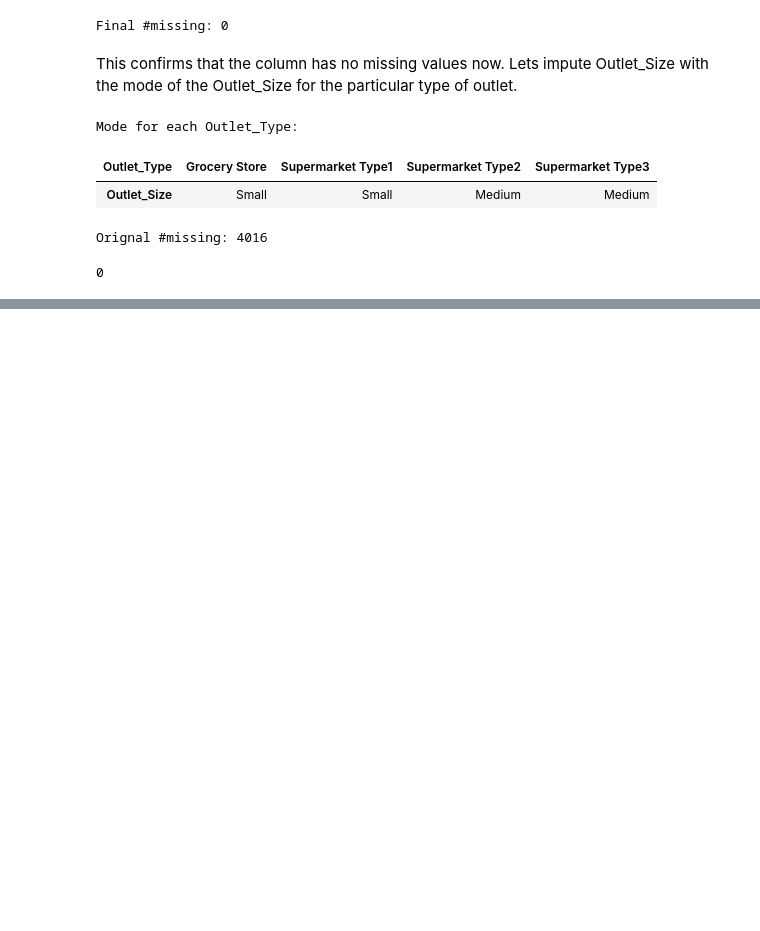
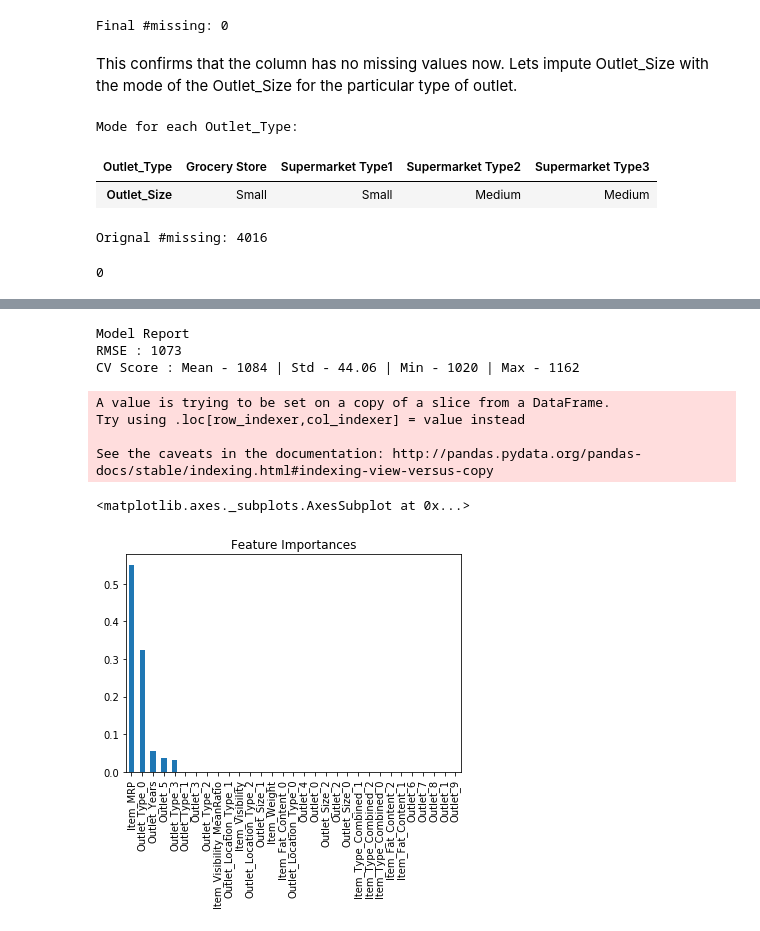
Before and after one commit to anshoomehra/BigMartSalesProject, a Jupyter notebook: BigMartSalesProject.ipynb, the cells around one changed output, grey strips where cells are left out. Drawn from its saved outputs; the diff is of its cells as text; code cells hidden in the pictures; blank space fills up the shorter version.

```diff
--- a/BigMartSalesProject.ipynb
+++ b/BigMartSalesProject.ipynb
@@ -320,0 +698,17 @@ print (sum(data['Outlet_Size'].isnull()))
+# %%
+from sklearn.ensemble import RandomForestRegressor
+predictors = [x for x in train.columns if x not in [target]+IDcol]
+alg5 = RandomForestRegressor(n_estimators=200,max_depth=5, min_samples_leaf=100,n_jobs=4)
+modelfit(alg5, train, test, predictors, target, IDcol, 'alg5.csv')
+coef5 = pd.Series(alg5.feature_importances_, predictors).sort_values(ascending=False)
+coef5.plot(kind='bar', title='Feature Importances')
+# %% [output]
+Model Report
+RMSE : 1073
+CV Score : Mean - 1084 | Std - 44.06 | Min - 1020 | Max - 1162
+A value is trying to be set on a copy of a slice from a DataFrame.
+Try using .loc[row_indexer,col_indexer] = value instead
+
+See the caveats in the documentation: http://pandas.pydata.org/pandas-docs/stable/indexing.html#indexing-view-versus-copy
+<matplotlib.axes._subplots.AxesSubplot at 0x...>
+[figure, added]
```
Also changed, not shown: parts of 49 cells of this notebook, 8 other files.
